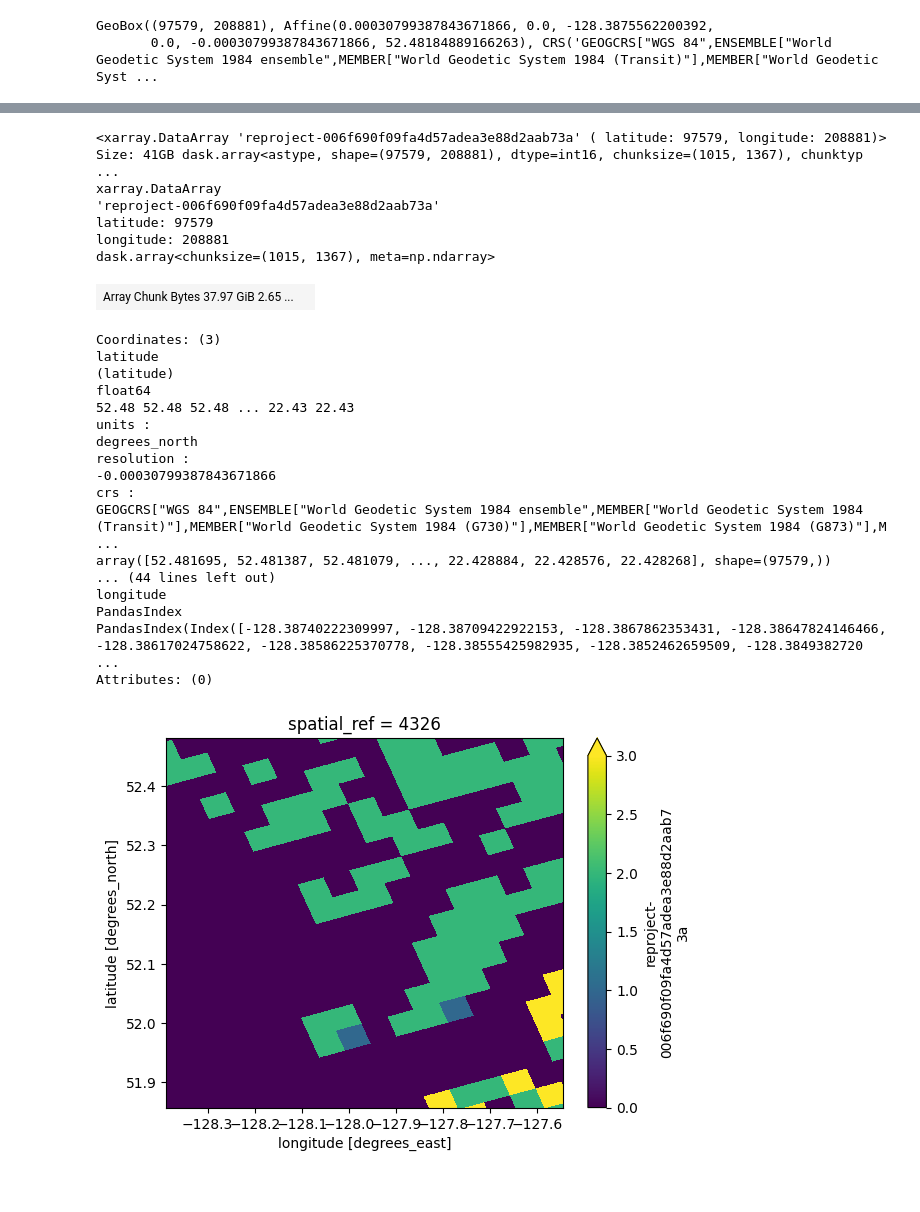
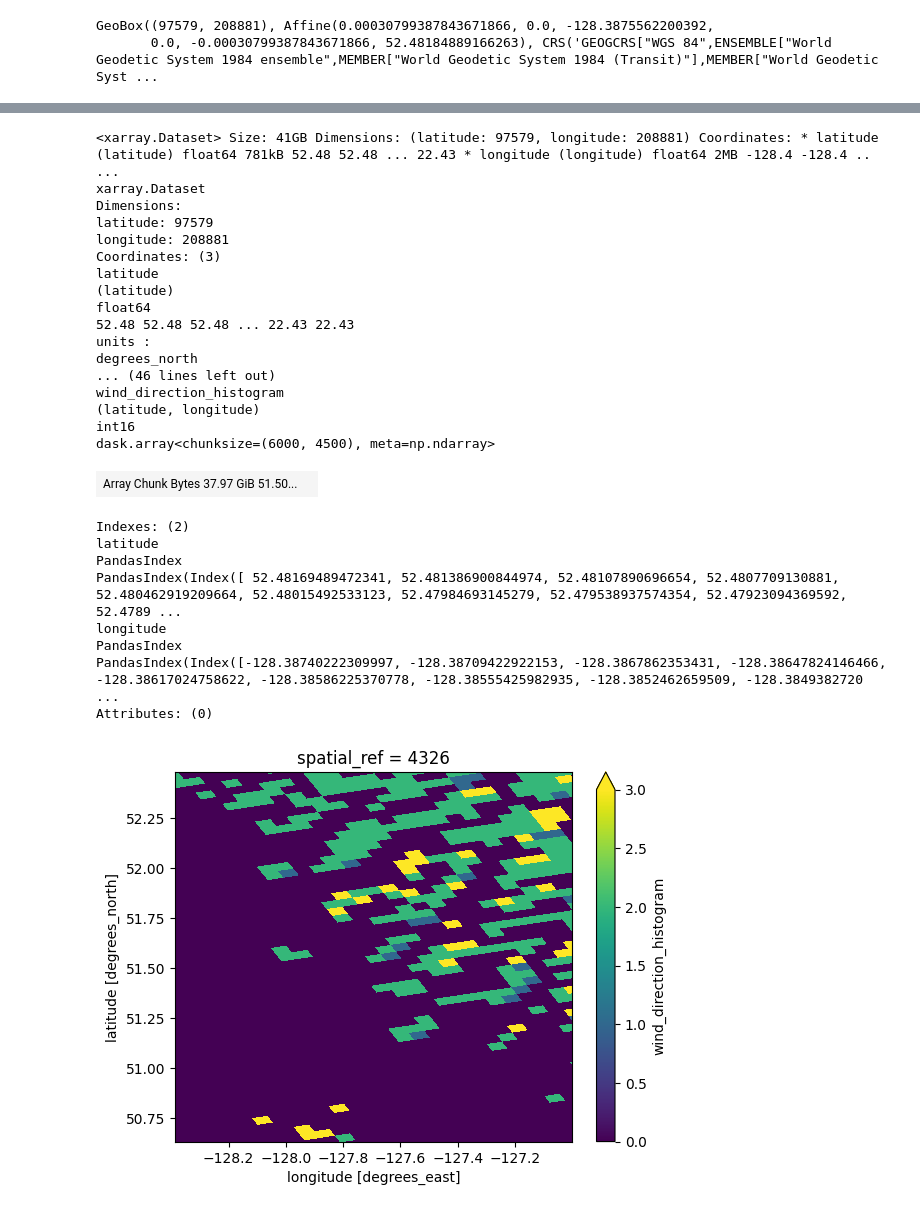
Before and after one commit to carbonplan/ocr, a Jupyter notebook: notebooks/fire_weather_distribution.ipynb, the cells around one changed output, grey strips where cells are left out. Drawn from its saved outputs; the diff is of its cells as text; code cells hidden in the pictures.

```diff
--- a/notebooks/fire_weather_distribution.ipynb
+++ b/notebooks/fire_weather_distribution.ipynb
@@ -317,6 +317,6 @@ GeoBox((97579, 208881), Affine(0.00030799387843671866, 0.0, -128.3875562200392,
 # %%
 # Build CRS from the CF grid_mapping variable (spherical LCC)
 src_crs = CRS(ds['crs'].attrs['crs_wkt'])
-da = mode.wind_direction_histogram.odc.assign_crs(src_crs)
+da = mode.odc.assign_crs(src_crs)
 da
 # %% [output]
@@ -345,34 +347,41 @@ PandasIndex
 PandasIndex(Index([-2732000.0, -2728000.0, -2724000.0, -2720000.0, -2716000.0, -2712000.0, -2708000.0, -2704000.0, -2700000.0, -2696000.0, ... 2696000.0, 2700000.0, 2704000.0, 2708000.0, 2712000.0, 27 ...
 Attributes: (0)
 # %%
-result = da.odc.reproject(dataset.odc.geobox, resampling='nearest').astype('int16')
+result = (
+    da.odc.reproject(dataset.odc.geobox, resampling='nearest')
+    .astype('int16')
+    .chunk({'latitude': 6000, 'longitude': 4500})
+)
+result = dask.optimize(result)[0]
 result
 # %% [output]
-<xarray.DataArray 'reproject-006f690f09fa4d57adea3e88d2aab73a' ( latitude: 97579, longitude: 208881)> Size: 41GB dask.array<astype, shape=(97579, 208881), dtype=int16, chunksize=(1015, 1367), chunktyp ...
-xarray.DataArray
-'reproject-006f690f09fa4d57adea3e88d2aab73a'
+<xarray.Dataset> Size: 41GB Dimensions: (latitude: 97579, longitude: 208881) Coordinates: * latitude (latitude) float64 781kB 52.48 52.48 ... 22.43 * longitude (longitude) float64 2MB -128.4 -128.4 .. ...
+xarray.Dataset
+Dimensions:
 latitude: 97579
 longitude: 208881
-dask.array<chunksize=(1015, 1367), meta=np.ndarray>
+Coordinates: (3)
+latitude
+(latitude)
+float64
+52.48 52.48 52.48 ... 22.43 22.43
+units :
+degrees_north
+... (46 lines left out)
+wind_direction_histogram
+(latitude, longitude)
+int16
+dask.array<chunksize=(6000, 4500), meta=np.ndarray>
-| Array Chunk Bytes 37.97 GiB 2.65 ... |  |
+| Array Chunk Bytes 37.97 GiB 51.50... |  |
-Coordinates: (3)
+Indexes: (2)
 latitude
-(latitude)
-float64
-52.48 52.48 52.48 ... 22.43 22.43
-units :
-degrees_north
-resolution :
--0.00030799387843671866
-crs :
-GEOGCRS["WGS 84",ENSEMBLE["World Geodetic System 1984 ensemble",MEMBER["World Geodetic System 1984 (Transit)"],MEMBER["World Geodetic System 1984 (G730)"],MEMBER["World Geodetic System 1984 (G873)"],M ...
-array([52.481695, 52.481387, 52.481079, ..., 22.428884, 22.428576, 22.428268], shape=(97579,))
-... (44 lines left out)
+PandasIndex
+PandasIndex(Index([ 52.48169489472341, 52.481386900844974, 52.48107890696654, 52.4807709130881, 52.480462919209664, 52.48015492533123, 52.47984693145279, 52.479538937574354, 52.47923094369592, 52.4789 ...
 longitude
 PandasIndex
 PandasIndex(Index([-128.38740222309997, -128.38709422922153, -128.3867862353431, -128.38647824146466, -128.38617024758622, -128.38586225370778, -128.38555425982935, -128.3852462659509, -128.3849382720 ...
 Attributes: (0)
 # %%
-result.isel(latitude=slice(1015 * 2), longitude=slice(1367 * 2)).plot(robust=True);
+result.wind_direction_histogram.isel(latitude=slice(6000), longitude=slice(4500)).plot(robust=True);
 # %% [output]
-[figure, old version]
+[figure, new version]
```
Also changed, not shown: parts of 7 cells of this notebook.
